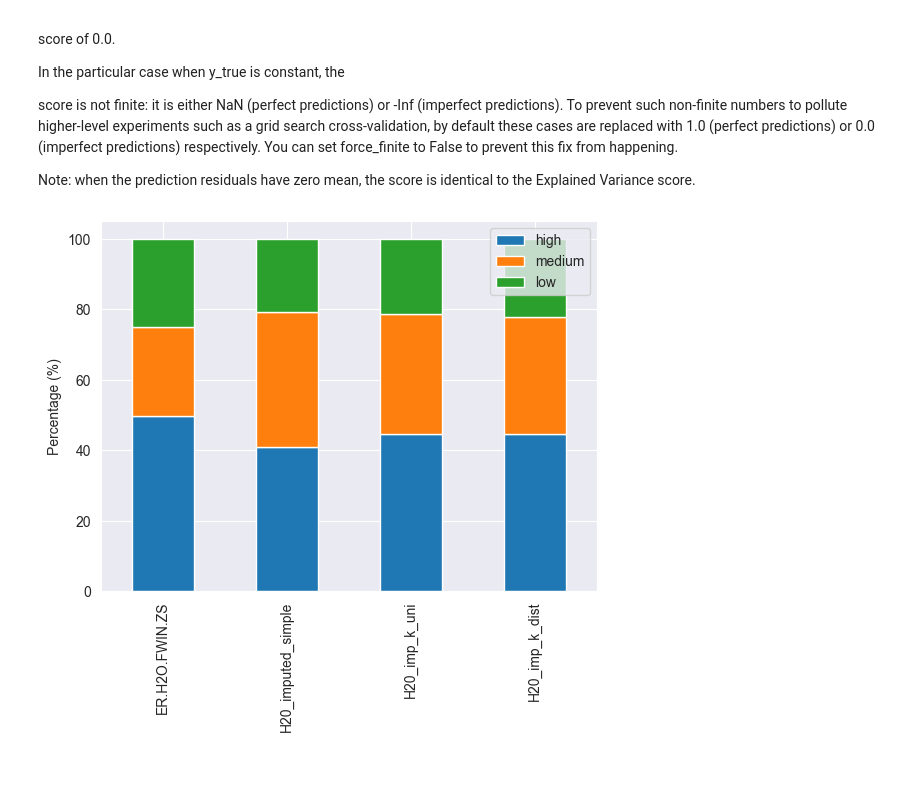
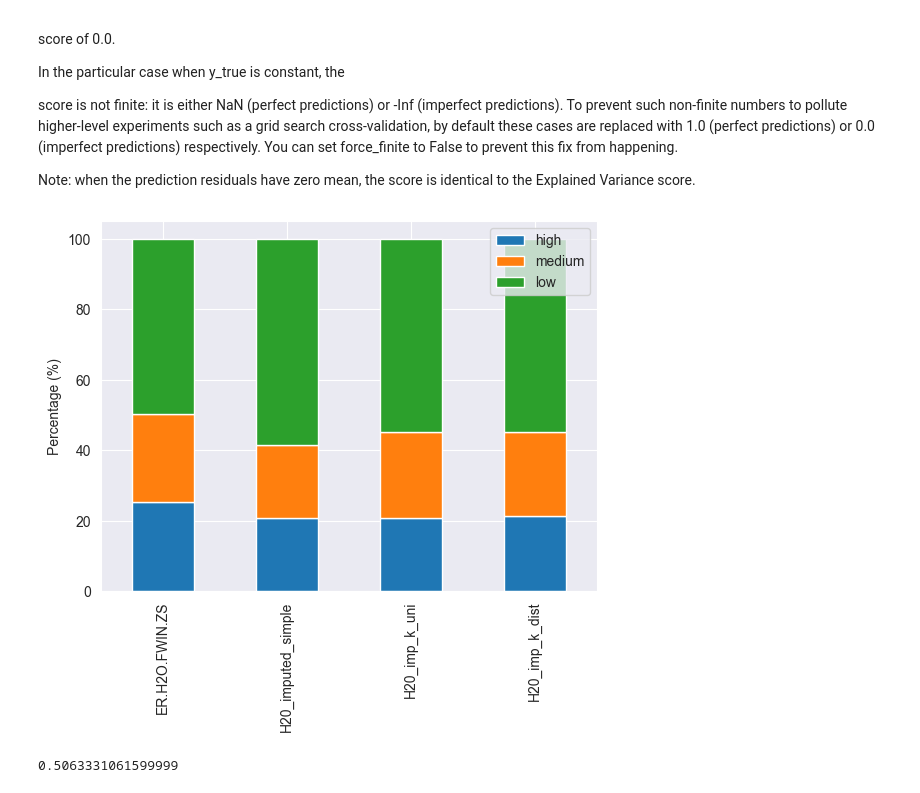
Before and after one commit to florihu/Spat_data_science, a Jupyter notebook: GitHub/Sustanal/Final_Assignment_B_FH/Final_assignment.ipynb, the cells around one changed output. Drawn from its saved outputs; the diff is of its cells as text; code cells hidden in the pictures.

```diff
--- a/GitHub/Sustanal/Final_Assignment_B_FH/Final_assignment.ipynb
+++ b/GitHub/Sustanal/Final_Assignment_B_FH/Final_assignment.ipynb
@@ -269,40 +269,45 @@ def indic_selection(prim = 'ER.H2O.FWIN.ZS', sec = 'NV.IND.TOTL.ZS'):
 
 
 def clustering(data):
+
     data = imput_calc(data)
 
     data.pop(indic_selection()['sec'])
 
 
     #cat 1: < median -> high sust
     #threshold 2: median =< VALUE =< average -> medium sust
     #threshold 3: value >average -> high sust
     #
-    thres1 = data[indic_selection()['prim']].describe()['50%']
-    thres2 = data[indic_selection()['prim']].describe()['75%']
+    ser = data['ER.H2O.FWIN.ZS']
+    ser = ser[~ser.isna()]
+
+    thres1 = np.percentile(ser, 25)
+    thres2 = np.percentile(ser, 50)
 
     dict_ = {key for key in data.columns}
 
     dict_bar = {}
     for column in data.columns:
         dict_bar[column] = []
         mask_high = data[column] < thres1
         mask_medium =   (data[column] >= thres1) & (data[column] <= thres2)
         mask_low = data[column] > thres2
         dict_bar[column].append(data[column][mask_high].describe()['count'])
         dict_bar[column].append(data[column][mask_medium].describe()['count'])
         dict_bar[column].append(data[column][mask_low].describe()['count'])
 
     df = pd.DataFrame.from_dict(dict_bar)
     df.index = ['high', 'medium','low']
-    return df
+
+    return df, thres2
 
 
-result_df = clustering(data)
+result_df, t = clustering(data)
 result_df_percentage = result_df.div(result_df.sum(axis=0), axis=1) * 100
 
 result_df_percentage.T.plot(kind='bar', stacked=True)
 plt.ylabel('Percentage (%)')
 plt.savefig('graphs\porportion_classes')
 # %% [output]
-[figure, old version]
+[figure, new version]
@@ -310,0 +314,8 @@ from stuff import app
+# %%
+series = imput_calc(data)['ER.H2O.FWIN.ZS']
+
+series = series [~series.isna()]
+
+np.percentile(series,10)
+# %% [output]
+0.5063331061599999
```
Also changed, not shown: parts of 1 cell of this notebook, 8 other files.
